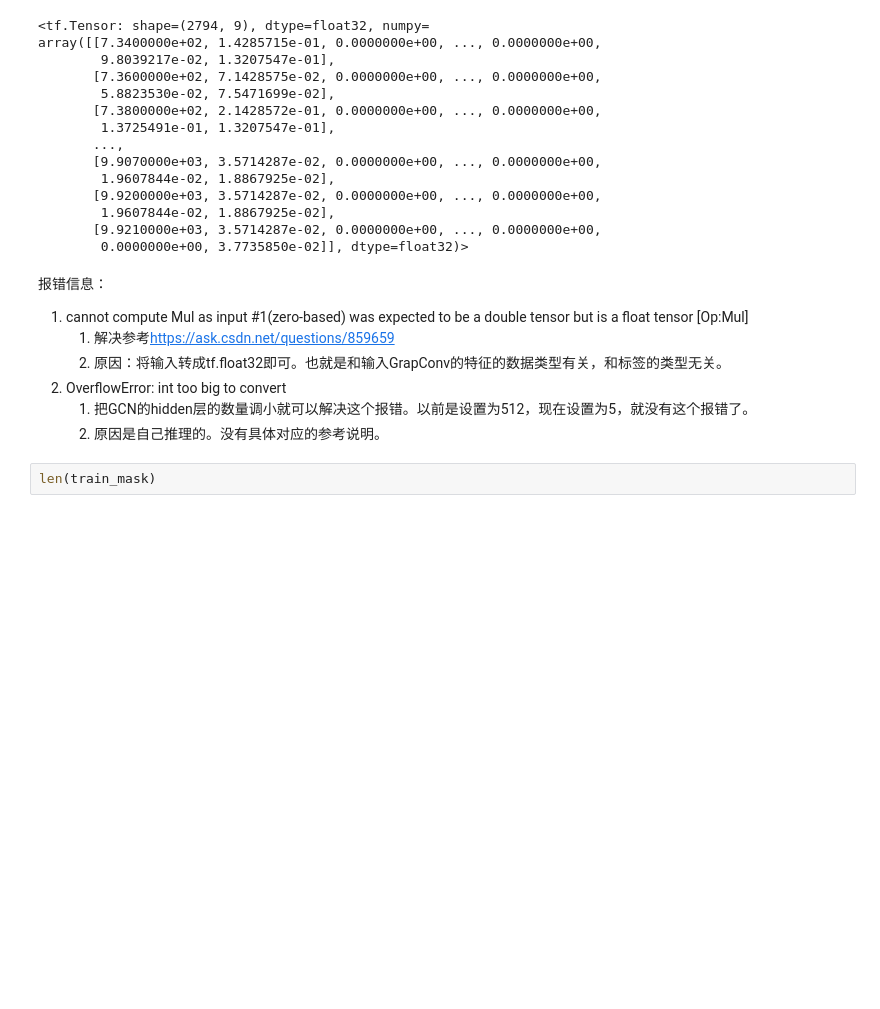
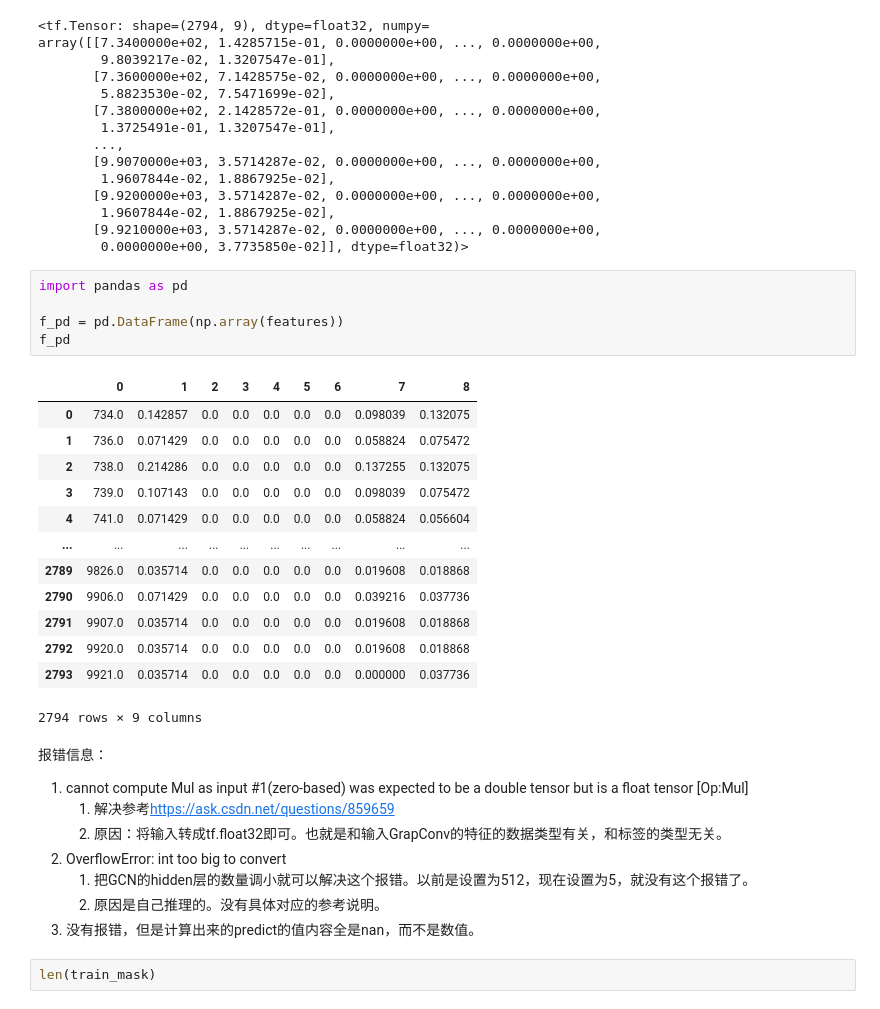
Before and after one commit to youareeverysingleday/HuaweiCupCompetition2022, a Jupyter notebook: FQuestion.ipynb, the cells around one changed output. Saved outputs shown, nothing was run; the diff lists cells and outputs as text; blank space fills up the shorter version.

```diff
--- a/FQuestion.ipynb
+++ b/FQuestion.ipynb
@@ -2570,6 +2563,25 @@ array([[7.3400000e+02, 1.4285715e-01, 0.0000000e+00, ..., 0.0000000e+00,
         1.9607844e-02, 1.8867925e-02],
        [9.9210000e+03, 3.5714287e-02, 0.0000000e+00, ..., 0.0000000e+00,
         0.0000000e+00, 3.7735850e-02]], dtype=float32)>
+# %%
+import pandas as pd
+
+f_pd = pd.DataFrame(np.array(features))
+f_pd
+# %% [output]
+|  | 0 | 1 | 2 | 3 | 4 | 5 | 6 | 7 | 8 |
+| 0 | 734.0 | 0.142857 | 0.0 | 0.0 | 0.0 | 0.0 | 0.0 | 0.098039 | 0.132075 |
+| 1 | 736.0 | 0.071429 | 0.0 | 0.0 | 0.0 | 0.0 | 0.0 | 0.058824 | 0.075472 |
+| 2 | 738.0 | 0.214286 | 0.0 | 0.0 | 0.0 | 0.0 | 0.0 | 0.137255 | 0.132075 |
+| 3 | 739.0 | 0.107143 | 0.0 | 0.0 | 0.0 | 0.0 | 0.0 | 0.098039 | 0.075472 |
+| 4 | 741.0 | 0.071429 | 0.0 | 0.0 | 0.0 | 0.0 | 0.0 | 0.058824 | 0.056604 |
+| ... | ... | ... | ... | ... | ... | ... | ... | ... | ... |
+| 2789 | 9826.0 | 0.035714 | 0.0 | 0.0 | 0.0 | 0.0 | 0.0 | 0.019608 | 0.018868 |
+| 2790 | 9906.0 | 0.071429 | 0.0 | 0.0 | 0.0 | 0.0 | 0.0 | 0.039216 | 0.037736 |
+| 2791 | 9907.0 | 0.035714 | 0.0 | 0.0 | 0.0 | 0.0 | 0.0 | 0.019608 | 0.018868 |
+| 2792 | 9920.0 | 0.035714 | 0.0 | 0.0 | 0.0 | 0.0 | 0.0 | 0.019608 | 0.018868 |
+| 2793 | 9921.0 | 0.035714 | 0.0 | 0.0 | 0.0 | 0.0 | 0.0 | 0.000000 | 0.037736 |
+2794 rows × 9 columns
 # %% [markdown]
 报错信息：
 
@@ -2579,6 +2591,7 @@ array([[7.3400000e+02, 1.4285715e-01, 0.0000000e+00, ..., 0.0000000e+00,
 2. OverflowError: int too big to convert
    1. 把GCN的hidden层的数量调小就可以解决这个报错。以前是设置为512，现在设置为5，就没有这个报错了。
    2. 原因是自己推理的。没有具体对应的参考说明。
+3. 没有报错，但是计算出来的predict的值内容全是nan，而不是数值。
 # %%
 len(train_mask)
 # %% [output]
```
Also changed, not shown: parts of 4 cells of this notebook.
